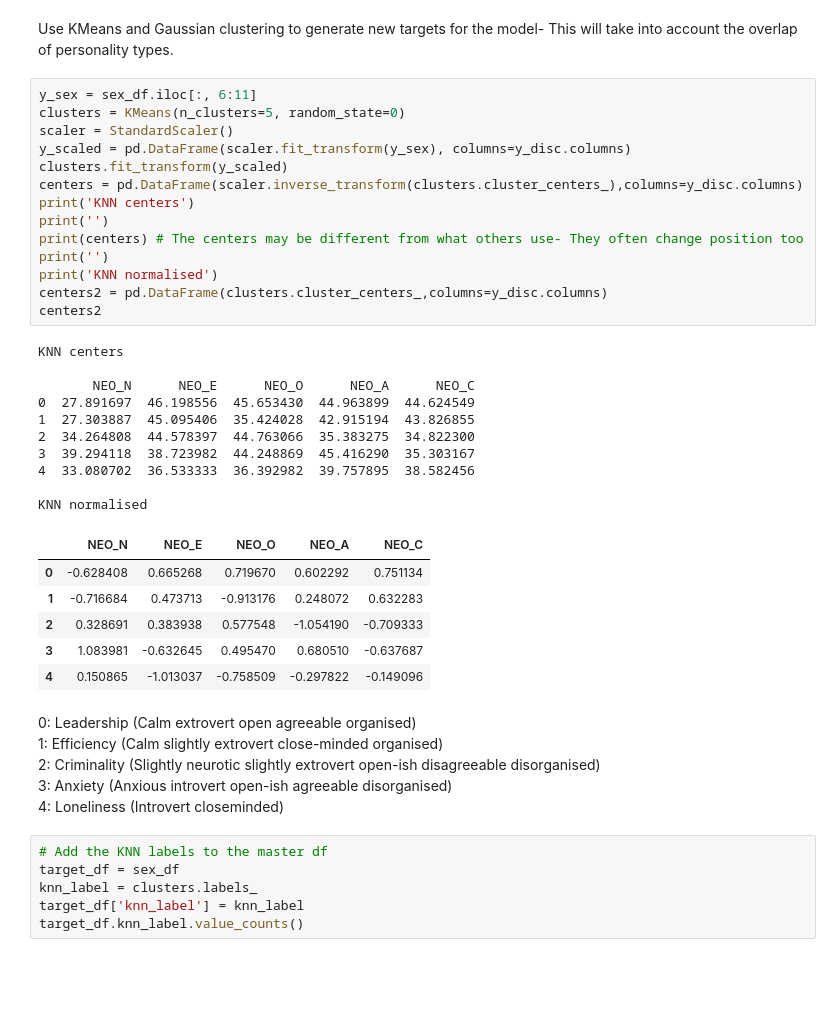
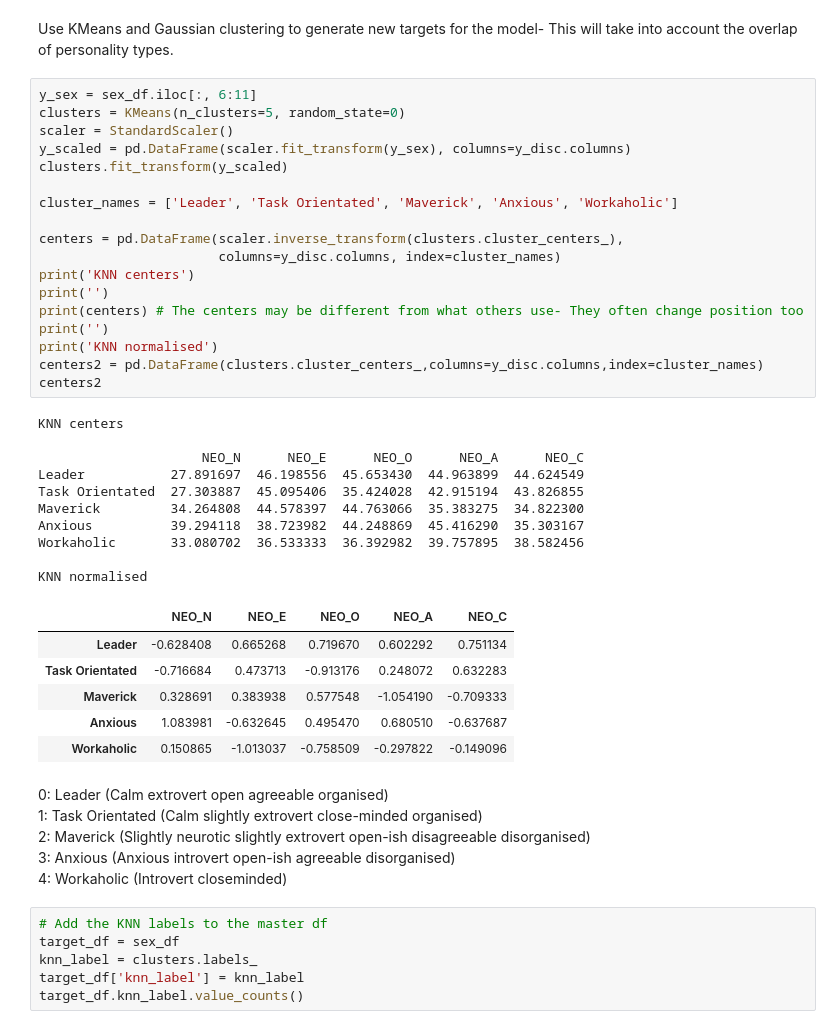
Before and after one commit to lukevano/mri_personality, a Jupyter notebook: notebooks/lv_lewagon_mri.ipynb, the cells around one changed output. Cells and saved outputs as stored; diff of their text form; blank space fills up the shorter version.

Commit message:
adding data for traits

```diff
--- a/notebooks/lv_lewagon_mri.ipynb
+++ b/notebooks/lv_lewagon_mri.ipynb
@@ -1807,40 +1807,44 @@ Use KMeans and Gaussian clustering to generate new targets for the model- This w
 # %%
 y_sex = sex_df.iloc[:, 6:11]
 clusters = KMeans(n_clusters=5, random_state=0)
 scaler = StandardScaler()
 y_scaled = pd.DataFrame(scaler.fit_transform(y_sex), columns=y_disc.columns)
 clusters.fit_transform(y_scaled)
-centers = pd.DataFrame(scaler.inverse_transform(clusters.cluster_centers_),columns=y_disc.columns)
+
+cluster_names = ['Leader', 'Task Orientated', 'Maverick', 'Anxious', 'Workaholic']
+
+centers = pd.DataFrame(scaler.inverse_transform(clusters.cluster_centers_),
+                       columns=y_disc.columns, index=cluster_names)
 print('KNN centers')
 print('')
 print(centers) # The centers may be different from what others use- They often change position too
 print('')
 print('KNN normalised')
-centers2 = pd.DataFrame(clusters.cluster_centers_,columns=y_disc.columns)
+centers2 = pd.DataFrame(clusters.cluster_centers_,columns=y_disc.columns,index=cluster_names)
 centers2
 # %% [output]
 KNN centers
 
-       NEO_N      NEO_E      NEO_O      NEO_A      NEO_C
-0  27.891697  46.198556  45.653430  44.963899  44.624549
-1  27.303887  45.095406  35.424028  42.915194  43.826855
-2  34.264808  44.578397  44.763066  35.383275  34.822300
-3  39.294118  38.723982  44.248869  45.416290  35.303167
-4  33.080702  36.533333  36.392982  39.757895  38.582456
+                     NEO_N      NEO_E      NEO_O      NEO_A      NEO_C
+Leader           27.891697  46.198556  45.653430  44.963899  44.624549
+Task Orientated  27.303887  45.095406  35.424028  42.915194  43.826855
+Maverick         34.264808  44.578397  44.763066  35.383275  34.822300
+Anxious          39.294118  38.723982  44.248869  45.416290  35.303167
+Workaholic       33.080702  36.533333  36.392982  39.757895  38.582456
 
 KNN normalised
 |  | NEO_N | NEO_E | NEO_O | NEO_A | NEO_C |
-| 0 | -0.628408 | 0.665268 | 0.719670 | 0.602292 | 0.751134 |
-| 1 | -0.716684 | 0.473713 | -0.913176 | 0.248072 | 0.632283 |
-| 2 | 0.328691 | 0.383938 | 0.577548 | -1.054190 | -0.709333 |
-| 3 | 1.083981 | -0.632645 | 0.495470 | 0.680510 | -0.637687 |
-| 4 | 0.150865 | -1.013037 | -0.758509 | -0.297822 | -0.149096 |
+| Leader | -0.628408 | 0.665268 | 0.719670 | 0.602292 | 0.751134 |
+| Task Orientated | -0.716684 | 0.473713 | -0.913176 | 0.248072 | 0.632283 |
+| Maverick | 0.328691 | 0.383938 | 0.577548 | -1.054190 | -0.709333 |
+| Anxious | 1.083981 | -0.632645 | 0.495470 | 0.680510 | -0.637687 |
+| Workaholic | 0.150865 | -1.013037 | -0.758509 | -0.297822 | -0.149096 |
 # %% [markdown]
-0: Leadership (Calm extrovert open agreeable organised)\
-1: Efficiency (Calm slightly extrovert close-minded organised)\
-2: Criminality (Slightly neurotic slightly extrovert open-ish disagreeable disorganised)\
-3: Anxiety (Anxious introvert open-ish agreeable disorganised)\
-4: Loneliness (Introvert closeminded)
+0: Leader (Calm extrovert open agreeable organised)\
+1: Task Orientated (Calm slightly extrovert close-minded organised)\
+2: Maverick (Slightly neurotic slightly extrovert open-ish disagreeable disorganised)\
+3: Anxious (Anxious introvert open-ish agreeable disorganised)\
+4: Workaholic (Introvert closeminded)
 # %%
 # Add the KNN labels to the master df
 target_df = sex_df
```
Also changed, not shown: parts of 73 cells of this notebook.
